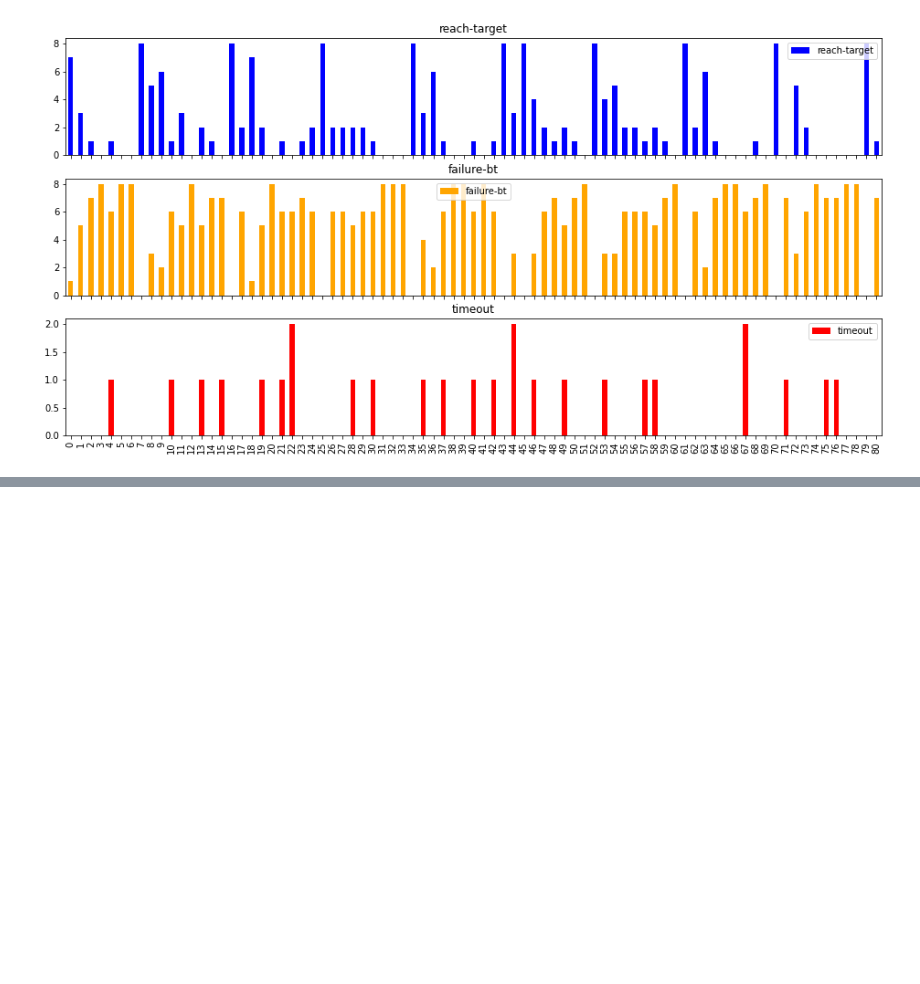
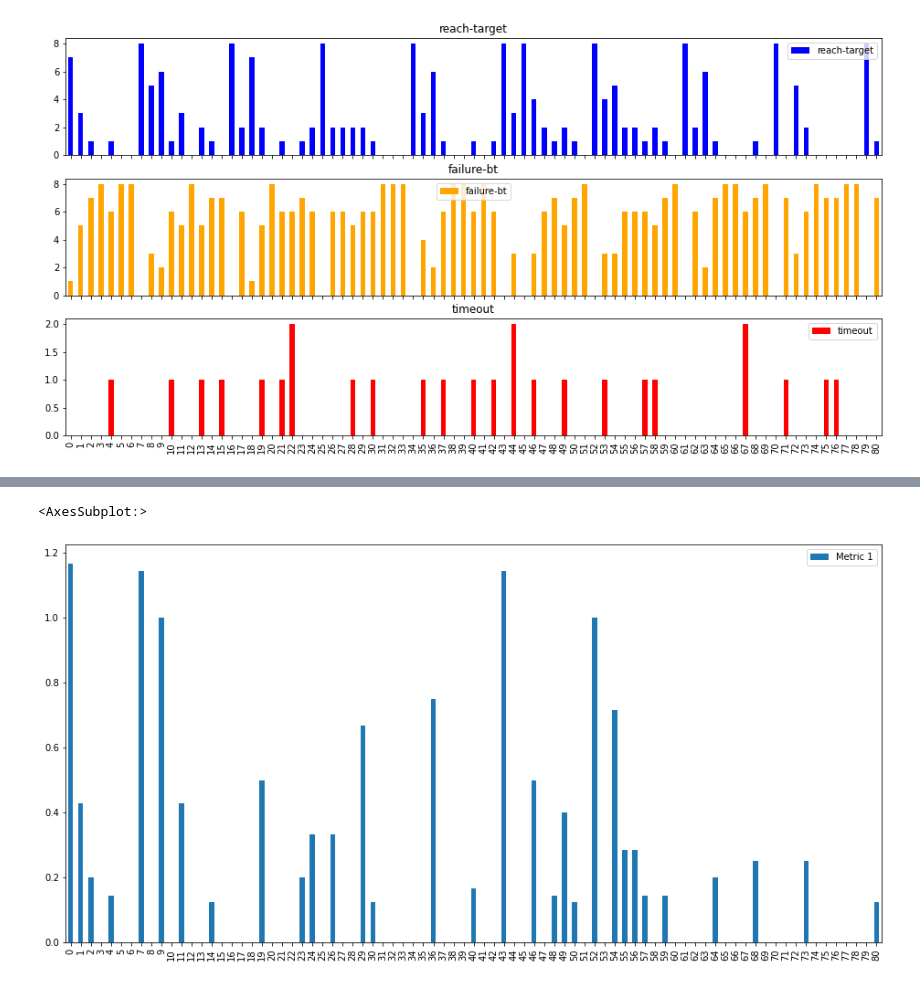
Before and after one commit to VicenteMoraes/hmrs_analysis, a Jupyter notebook: notebooks/Metrics.ipynb, the cells around one changed output, grey strips where cells are left out. Cells and saved outputs as stored; diff of their text form; code cells hidden in the pictures; blank space fills up the shorter version.

Commit message:
More metrics 1

```diff
--- a/notebooks/Metrics.ipynb
+++ b/notebooks/Metrics.ipynb
@@ -304,0 +318,4 @@ time["Baseline Average Time"].plot.bar(stacked=True, figsize=(16, 8), ax=ax, col
+# %%
+metric1 = {"Metric 1": planned_nums["reach-target"]/baseline_nums["reach-target"]}
+metric1 = pd.DataFrame(metric1)
+metric1
@@ -304,0 +356,5 @@ time["Baseline Average Time"].plot.bar(stacked=True, figsize=(16, 8), ax=ax, col
+# %%
+metric1.plot.bar(figsize=(16, 8))
+# %% [output]
+<AxesSubplot:>
+[figure, added]
```
Also changed, not shown: parts of 17 cells of this notebook.
